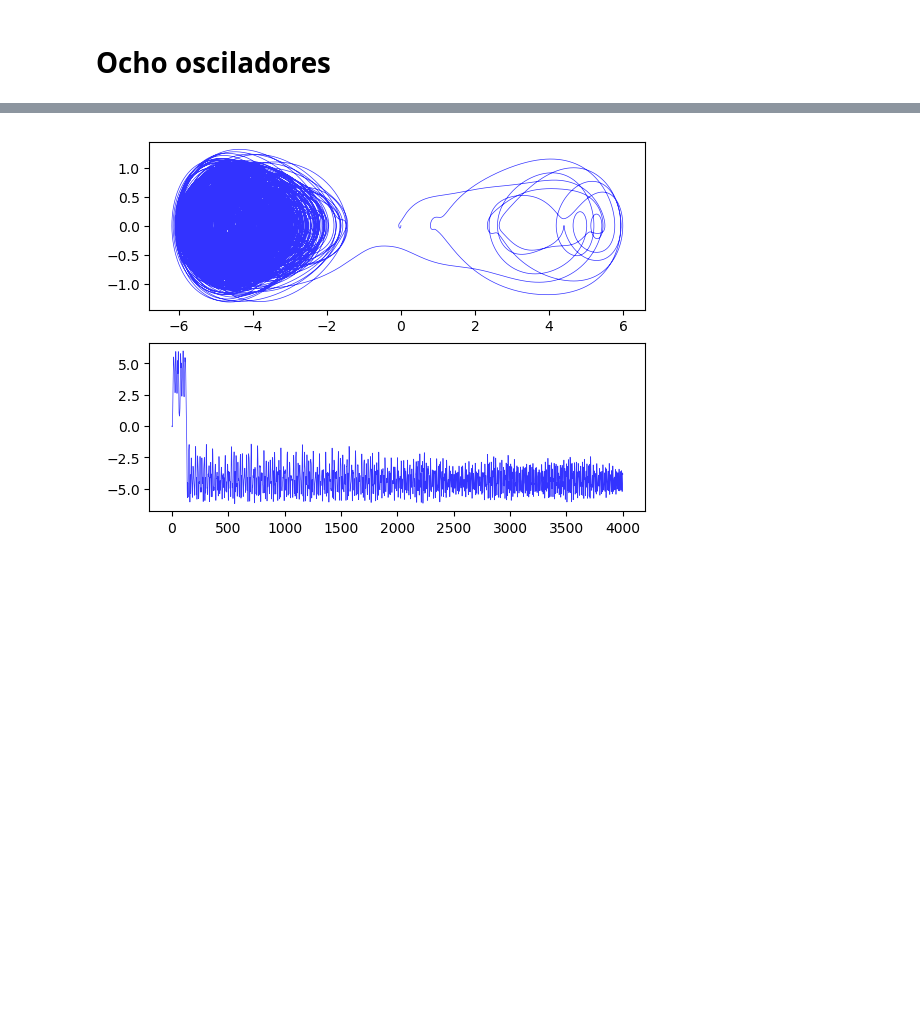
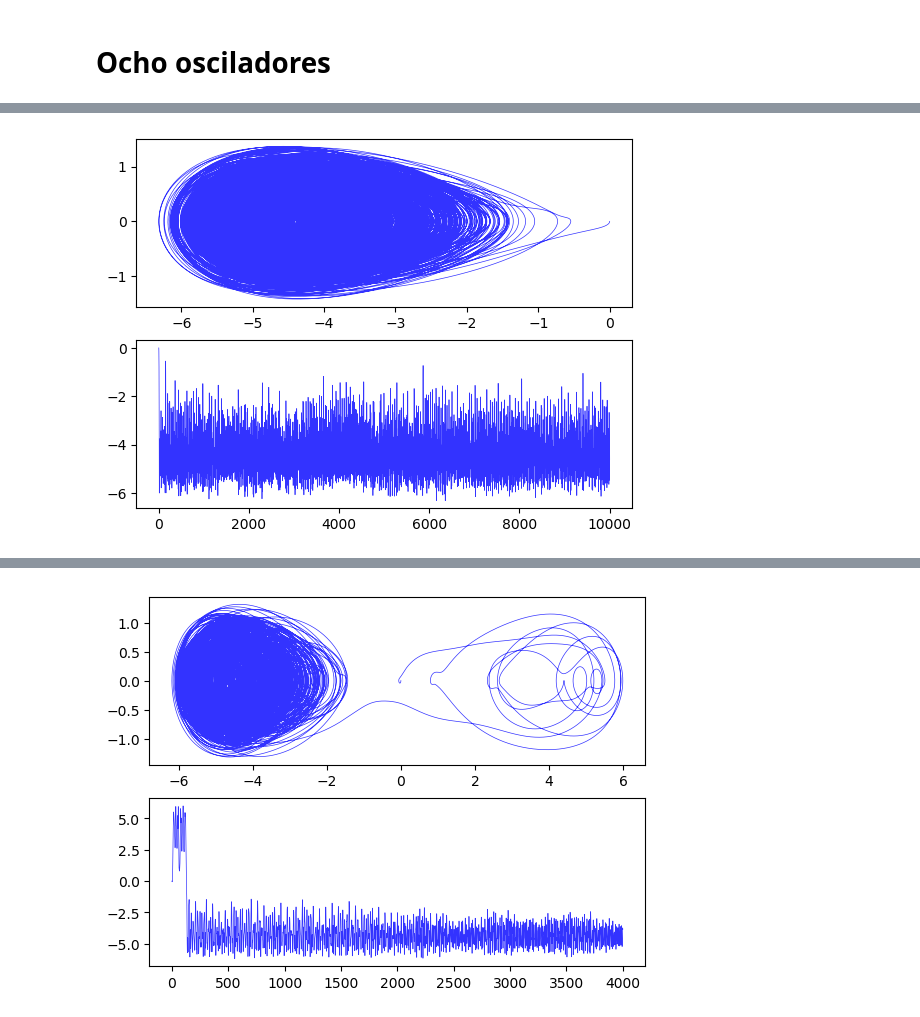
Before and after one commit to spenam/thesis_codes_git, a Jupyter notebook: Evolutions.ipynb, the cells around one changed output, grey strips where cells are left out. Drawn from its saved outputs; the diff is of its cells as text; code cells hidden in the pictures; blank space fills up the shorter version.

```diff
--- a/Evolutions.ipynb
+++ b/Evolutions.ipynb
@@ -550,68 +563,80 @@ BenchmarkTools.Trial:
 # %%
+function initial_sampling(Eb,w1,w2,mb)
+    nums=rand(1)*2*pi
+    x1=cos(nums[1])*sqrt(Eb/(0.5*mb*w1*w1))
+    y1=sin(nums[1])*sqrt(2*mb*Eb)
+    x2=cos(nums[1])*sqrt(Eb/(0.5*mb*w2*w2))
+    y2=sin(nums[1])*sqrt(2*mb*Eb)
+    return x1,y1,-x2,-y2
+end
+
+function bolz_energy()
+    return rand(Truncated(Exponential(1), 0., 10))
+end
+
 initial_position = [0.1, 0.,0.,0.,0.,0.,0.,0.,0.]
 initial_momentum=[0. ,0.1,0.,0.,0.,0.,0.,0.,0.]
 
 a=0.2
 b=0.01
 
 m=[1.,0.1,0.1,0.1,0.1,0.1,0.1,0.1,0.1]
 w=[0.,0.8,0.8,0.8,0.8,0.8,0.8,0.8,0.8]
 g=[0.,0.1,0.1,0.1,0.1,0.1,0.1,0.1,0.1]
+Es=zeros(9)
 
 X0=17.
 P0=1.
 
-time=10.
+time=10000.
 tspan=(0., time)
 #fig=figure()
 m[2:end]=m[2:end] #.*0.1
-w[2]=0.6324555320336759*0.6925256939166184
-g[2]=0.02
-w[3]=0.6324555320336759
+w[2]=0.6324555320336759-0.1501
+Es[2]=bolz_energy()
+g[2]=0.005
+w[3]=0.6324555320336759-0.15
+Es[3]=Es[2]
 g[3]=0.01
-w[4]=0.6324555320336759
-g[4]=0.04
-w[5]=0.6324555320336759*1.2639842760097928
-g[5]=0.01
-w[6]=0.6324555320336759*1.9720265943665387
-g[6]=0.06
-w[7]=0.6324555320336759*3.087272258807117
-g[7]=0.07
-w[8]=0.6324555320336759*0.7095577652469335
-g[8]=0.04
-w[9]=0.6324555320336759*0.7095577652469335
-g[9]=0.02
+w[4]=0.6324555320336759-0.1001
+Es[4]=bolz_energy()
+g[4]=0.015
+w[5]=0.6324555320336759-0.1
+Es[5]=Es[4]
+g[5]=0.02
+w[6]=0.6324555320336759+0.2001
+Es[6]=bolz_energy()
+g[6]=0.025
+w[7]=0.6324555320336759+0.2
+Es[7]=Es[6]
+g[7]=0.03
+w[8]=0.6324555320336759+0.1001
+Es[8]=bolz_energy()
+g[8]=0.035
+w[9]=0.6324555320336759+0.1
+Es[9]=Es[8]
+g[9]=0.04
 
 W=maximum(w)
 
-dts=0.001*2. *pi/W
-Hsys!(q,p) = p[1]^2. /(2. *m[1]) - a*q[1]^2. /2. +b*q[1]^4. /4. -q[1]*g[2]*q[2]+p[2]^2. /(2. *m[2])+m[2]*w[2]^2. *q[2]^2. /2. + q[1]^2. *g[2]^2. /(2. *m[2]*w[2]^2.) -q[1]*g[3]*q[3]+p[3]^2. /(2. *m[3])+m[3]*w[3]^2. *q[3]^2. /2. + q[1]^2. *g[3]^2. /(2. *m[3]*w[3]^2.) -q[1]*g[4]*q[4]+p[4]^2. /(2. *m[4])+m[4]*w[4]^2. *q[4]^2. /2. + q[1]^2. *g[4]^2. /(2. *m[4]*w[4]^2.) -q[1]*g[5]*q[5]+p[5]^2. /(2. *m[5])+m[5]*w[5]^2. *q[5]^2. /2. + q[1]^2. *g[5]^2. /(2. *m[5]*w[5]^2.) -q[1]*g[6]*q[6]+p[6]^2. /(2. *m[6])+m[6]*w[6]^2. *q[6]^2. /2. + q[1]^2. *g[6]^2. /(2. *m[6]*w[6]^2.) -q[1]*g[7]*q[7]+p[7]^2. /(2. *m[7])+m[7]*w[7]^2. *q[7]^2. /2. + q[1]^2. *g[7]^2. /(2. *m[7]*w[7]^2.) -q[1]*g[8]*q[8]+p[8]^2. /(2. *m[8])+m[8]*w[8]^2. *q[8]^2. /2. + q[1]^2. *g[8]^2. /(2. *m[8]*w[8]^2.)-q[1]*g[9]*q[9]+p[9]^2. /(2. *m[9])+m[9]*w[9]^2. *q[9]^2. /2. + q[1]^2. *g[9]^2. /(2. *m[9]*w[9]^2.)
-pdot!(dp,p,q,params,t) = ForwardDiff.gradient!(dp, q->-Hsys!(q, p), q)
-qdot!(dq,p,q,params,t) = ForwardDiff.gradient!(dq, p-> Hsys!(q, p), p)
+dts=0.01*2. *pi/W
+Hsys(q,p) = p[1]^2. /(2. *m[1]) - a*q[1]^2. /2. +b*q[1]^4. /4. -q[1]*g[2]*q[2]+p[2]^2. /(2. *m[2])+m[2]*w[2]^2. *q[2]^2. /2. + q[1]^2. *g[2]^2. /(2. *m[2]*w[2]^2.) -q[1]*g[3]*q[3]+p[3]^2. /(2. *m[3])+m[3]*w[3]^2. *q[3]^2. /2. + q[1]^2. *g[3]^2. /(2. *m[3]*w[3]^2.) -q[1]*g[4]*q[4]+p[4]^2. /(2. *m[4])+m[4]*w[4]^2. *q[4]^2. /2. + q[1]^2. *g[4]^2. /(2. *m[4]*w[4]^2.) -q[1]*g[5]*q[5]+p[5]^2. /(2. *m[5])+m[5]*w[5]^2. *q[5]^2. /2. + q[1]^2. *g[5]^2. /(2. *m[5]*w[5]^2.) -q[1]*g[6]*q[6]+p[6]^2. /(2. *m[6])+m[6]*w[6]^2. *q[6]^2. /2. + q[1]^2. *g[6]^2. /(2. *m[6]*w[6]^2.) -q[1]*g[7]*q[7]+p[7]^2. /(2. *m[7])+m[7]*w[7]^2. *q[7]^2. /2. + q[1]^2. *g[7]^2. /(2. *m[7]*w[7]^2.) -q[1]*g[8]*q[8]+p[8]^2. /(2. *m[8])+m[8]*w[8]^2. *q[8]^2. /2. + q[1]^2. *g[8]^2. /(2. *m[8]*w[8]^2.)-q[1]*g[9]*q[9]+p[9]^2. /(2. *m[9])+m[9]*w[9]^2. *q[9]^2. /2. + q[1]^2. *g[9]^2. /(2. *m[9]*w[9]^2.)
+pdot(dp,p,q,params,t) = ForwardDiff.gradient!(dp, q->-Hsys(q, p), q)
+qdot(dq,p,q,params,t) = ForwardDiff.gradient!(dq, p-> Hsys(q, p), p)
 
 initial_position[1]=0. #xz0[jj]
 initial_momentum[1]=0. #pz1[jj]
-initial_position[2]=1.#Xz0[jj]
-initial_momentum[2]=0.05#Pz1[jj]
-initial_position[3]=-1.#Xz0[jj]
-initial_momentum[3]=-0.05#Pz1[jj]
-initial_position[4]=-1.5#Xz0[jj]
-initial_momentum[4]=0.075#Pz1[jj]
-initial_position[5]=1.5#Xz0[jj]
-initial_momentum[5]=-0.075#Pz1[jj]
-initial_position[6]=0.5#Xz0[jj]
-initial_momentum[6]=0.025#Pz1[jj]
-initial_position[7]=-0.5#Xz0[jj]
-initial_momentum[7]=-0.025#Pz1[jj]
-initial_position[8]=-2.#Xz0[jj]
-initial_momentum[8]=0.1#Pz1[jj]
-initial_position[9]=2.#Xz0[jj]
-initial_momentum[9]=-0.1#Pz1[jj]
+initial_position[2], initial_momentum[2],initial_position[3], initial_momentum[3]=initial_sampling(Es[2],w[2],w[3],m[2])
+initial_position[4], initial_momentum[4],initial_position[5], initial_momentum[5]=initial_sampling(Es[4],w[4],w[5],m[4])
+initial_position[6], initial_momentum[6],initial_position[7], initial_momentum[7]=initial_sampling(Es[6],w[6],w[7],m[6])
+initial_position[8], initial_momentum[8],initial_position[9], initial_momentum[9]=initial_sampling(Es[8],w[8],w[9],m[8])
 
-prob = DynamicalODEProblem(pdot!, qdot!, initial_momentum, initial_position, tspan)
-@benchmark sol8 = solve(prob, CalvoSanz4(), dt=dts)
-#subplot(2, 1, 1)
-#plot(sol8[10,:],sol8[1,:],color="b",linewidth=0.5,alpha=0.8)
-#subplot(2, 1, 2)
-#plot(sol8.t[:], sol8[10,:], color="b",linewidth=0.5,alpha=0.8)
+
+prob = DynamicalODEProblem(pdot, qdot, initial_momentum, initial_position, tspan)
+@time sol8 = solve(prob, CalvoSanz4(), dt=dts)
+subplot(2, 1, 1)
+plot(sol8[10,:],sol8[1,:],color="b",linewidth=0.5,alpha=0.8)
+subplot(2, 1, 2)
+plot(sol8.t[:], sol8[10,:], color="b",linewidth=0.5,alpha=0.8)
 # %% [output]
+[figure, added]
```
Also changed, not shown: parts of 13 cells of this notebook, 1 other file.
